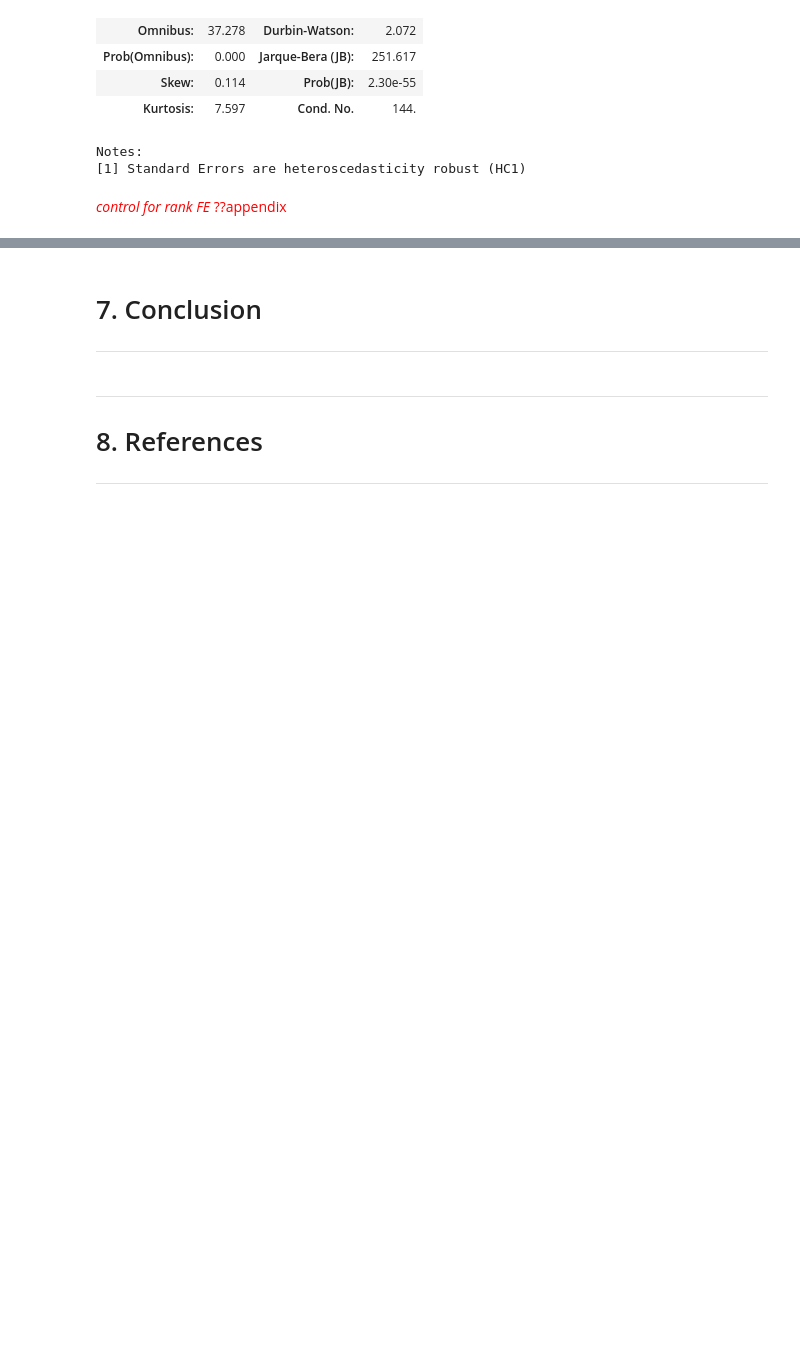
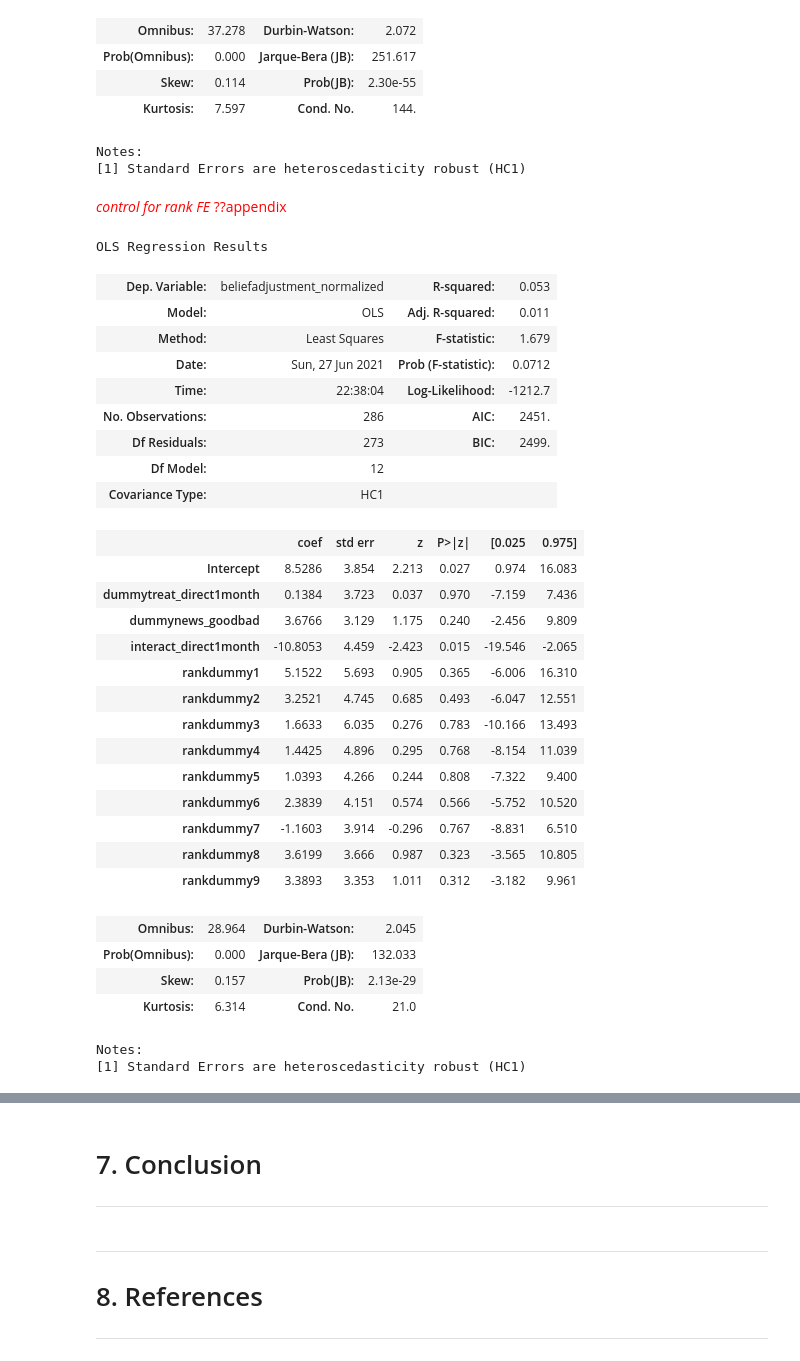
Before and after one commit to aysuavci/ose-data-science-course-project-aysuavci, a Jupyter notebook: project_notebook.ipynb, the cells around one changed output, grey strips where cells are left out. Drawn from its saved outputs; the diff is of its cells as text; code cells hidden in the pictures; blank space fills up the shorter version.

```diff
--- a/project_notebook.ipynb
+++ b/project_notebook.ipynb
@@ -790,3 +790,40 @@ df["rankdummy6_interact"] = df["rankdummy6"] * df["dummytreat_direct1month"]
 df["rankdummy7_interact"] = df["rankdummy7"] * df["dummytreat_direct1month"]
 df["rankdummy8_interact"] = df["rankdummy8"] * df["dummytreat_direct1month"]
 df["rankdummy9_interact"] = df["rankdummy9"] * df["dummytreat_direct1month"]
+# %%
+##Interation of rank dummies and treatment
+#Reg 1
+model_ols = smf.ols(formula= "beliefadjustment_normalized ~ dummytreat_direct1month + dummynews_goodbad + interact_direct1month + rankdummy1 + rankdummy2 + rankdummy3 + rankdummy4 + rankdummy5 + rankdummy6 + rankdummy7 + rankdummy8 + rankdummy9", data=df)
+rslt = model_ols.fit(cov_type='HC1')
+rslt.summary()
+# %% [output]
+OLS Regression Results
+| Dep. Variable: | beliefadjustment_normalized | R-squared: | 0.053 |
+| Model: | OLS | Adj. R-squared: | 0.011 |
+| Method: | Least Squares | F-statistic: | 1.679 |
+| Date: | Sun, 27 Jun 2021 | Prob (F-statistic): | 0.0712 |
+| Time: | 22:38:04 | Log-Likelihood: | -1212.7 |
+| No. Observations: | 286 | AIC: | 2451. |
+| Df Residuals: | 273 | BIC: | 2499. |
+| Df Model: | 12 |  |  |
+| Covariance Type: | HC1 |  |  |
+|  | coef | std err | z | P>|z| | [0.025 | 0.975] |
+| Intercept | 8.5286 | 3.854 | 2.213 | 0.027 | 0.974 | 16.083 |
+| dummytreat_direct1month | 0.1384 | 3.723 | 0.037 | 0.970 | -7.159 | 7.436 |
+| dummynews_goodbad | 3.6766 | 3.129 | 1.175 | 0.240 | -2.456 | 9.809 |
+| interact_direct1month | -10.8053 | 4.459 | -2.423 | 0.015 | -19.546 | -2.065 |
+| rankdummy1 | 5.1522 | 5.693 | 0.905 | 0.365 | -6.006 | 16.310 |
+| rankdummy2 | 3.2521 | 4.745 | 0.685 | 0.493 | -6.047 | 12.551 |
+| rankdummy3 | 1.6633 | 6.035 | 0.276 | 0.783 | -10.166 | 13.493 |
+| rankdummy4 | 1.4425 | 4.896 | 0.295 | 0.768 | -8.154 | 11.039 |
+| rankdummy5 | 1.0393 | 4.266 | 0.244 | 0.808 | -7.322 | 9.400 |
+| rankdummy6 | 2.3839 | 4.151 | 0.574 | 0.566 | -5.752 | 10.520 |
+| rankdummy7 | -1.1603 | 3.914 | -0.296 | 0.767 | -8.831 | 6.510 |
+| rankdummy8 | 3.6199 | 3.666 | 0.987 | 0.323 | -3.565 | 10.805 |
+| rankdummy9 | 3.3893 | 3.353 | 1.011 | 0.312 | -3.182 | 9.961 |
+| Omnibus: | 28.964 | Durbin-Watson: | 2.045 |
+| Prob(Omnibus): | 0.000 | Jarque-Bera (JB): | 132.033 |
+| Skew: | 0.157 | Prob(JB): | 2.13e-29 |
+| Kurtosis: | 6.314 | Cond. No. | 21.0 |
+Notes:
+[1] Standard Errors are heteroscedasticity robust (HC1)
```
Also changed, not shown: parts of 3 cells of this notebook.
